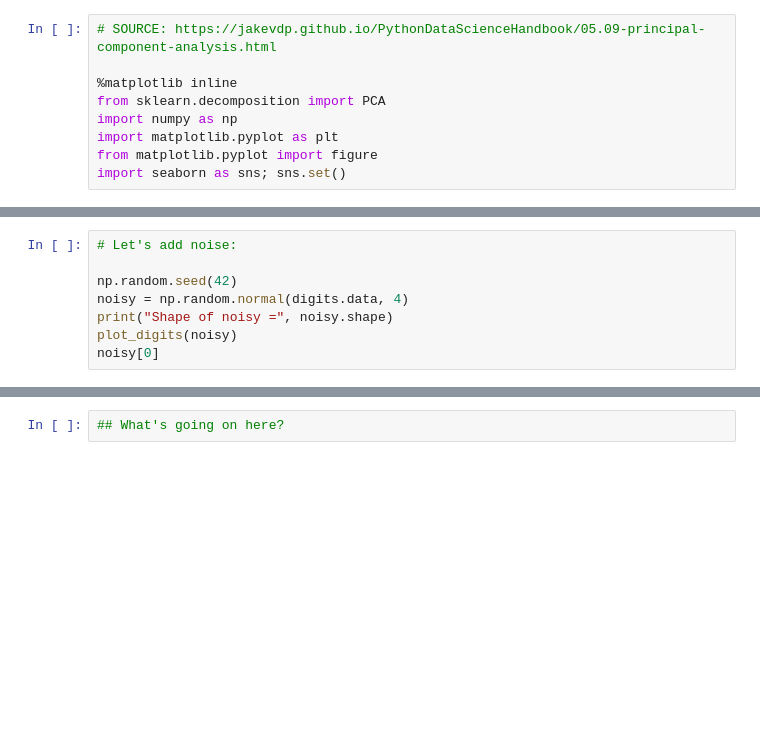
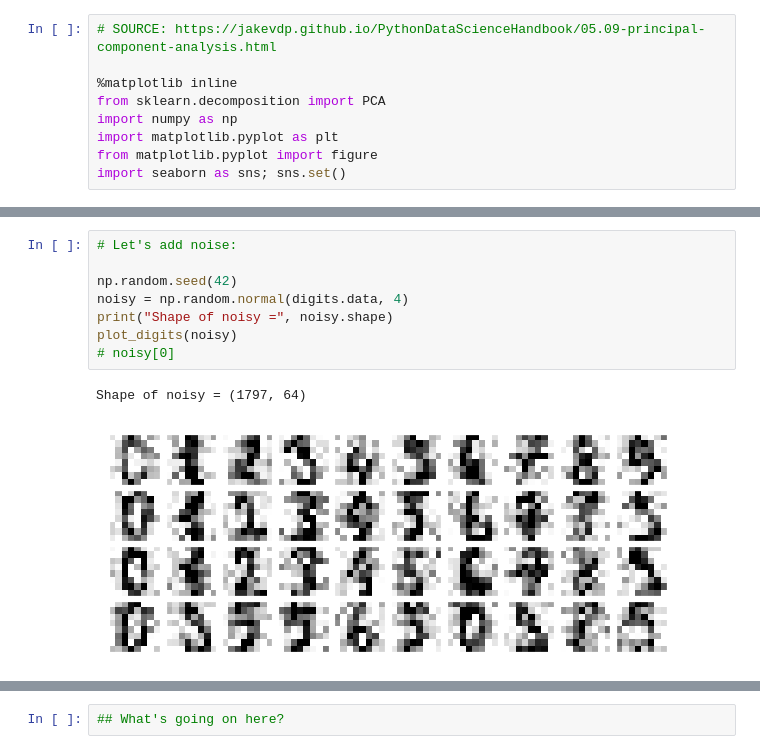
Before and after one commit to jxxcarlson/python-bootcamp-2019, a Jupyter notebook: weekly_lessons/week_3/Digits_PCA2.ipynb, the cells around one changed output, grey strips where cells are left out. Drawn from its saved outputs; the diff is of its cells as text; blank space fills up the shorter version.

```diff
--- a/weekly_lessons/week_3/Digits_PCA2.ipynb
+++ b/weekly_lessons/week_3/Digits_PCA2.ipynb
@@ -28,11 +37,14 @@ digits.data[0]
 # %%
 # Let's add noise:
 
 np.random.seed(42)
 noisy = np.random.normal(digits.data, 4)
 print("Shape of noisy =", noisy.shape)
 plot_digits(noisy)
-noisy[0]
+# noisy[0]
+# %% [output]
+Shape of noisy = (1797, 64)
+[figure, added]
 # %%
 pca = PCA(0.50).fit(noisy)
 pca.n_components_
```
Also changed, not shown: parts of 4 cells of this notebook, 5 other files.
